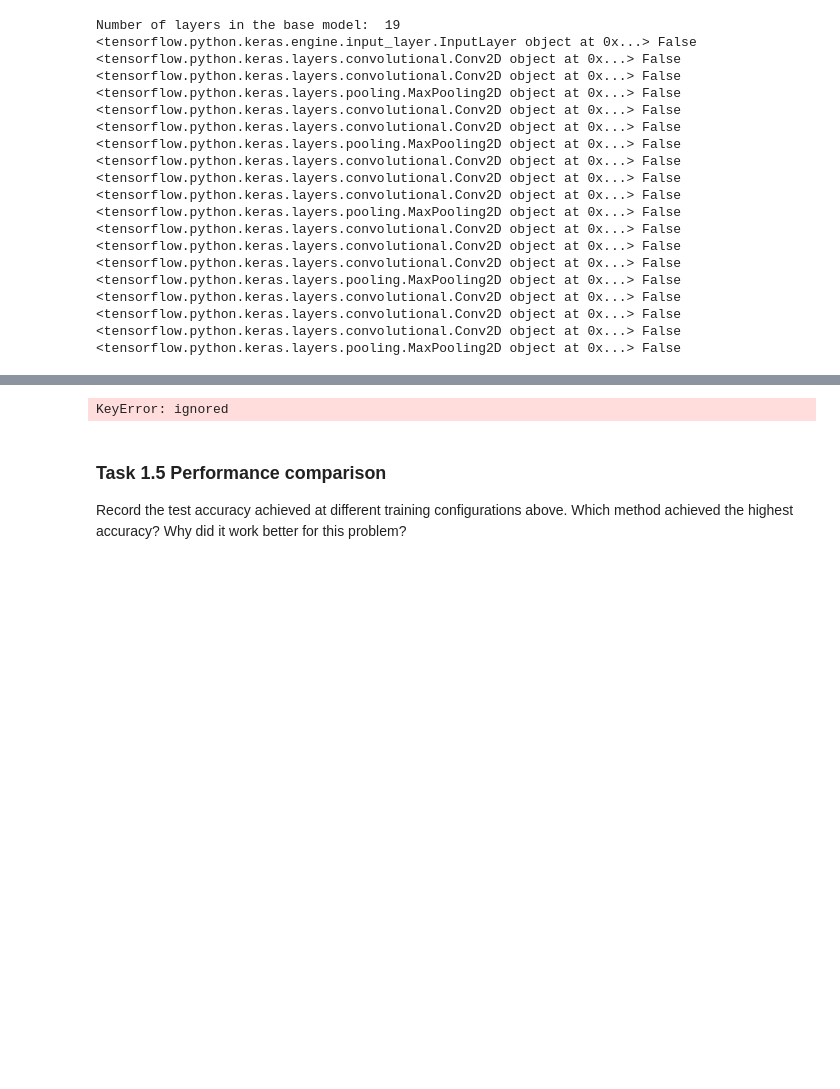
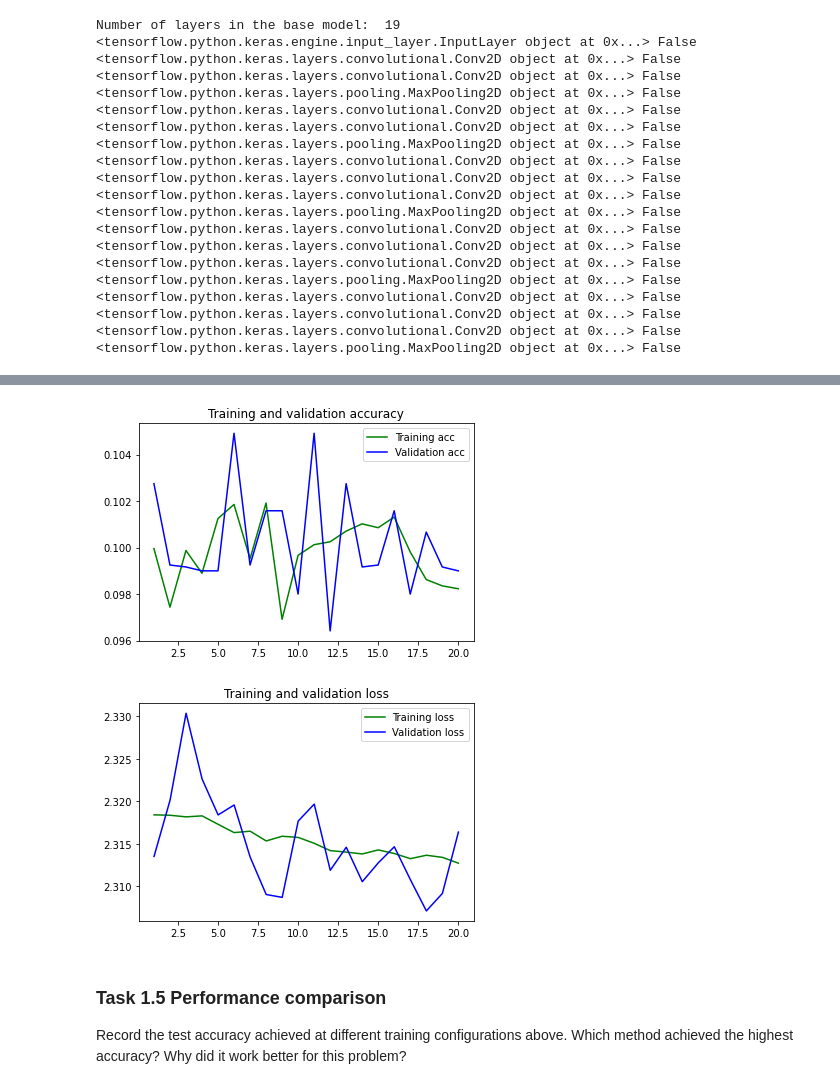
Before and after one commit to Hamza1122/Deep-Learning-Ass, a Jupyter notebook: Task_2.ipynb, the cells around one changed output, grey strips where cells are left out. Drawn from its saved outputs; the diff is of its cells as text; code cells hidden in the pictures; blank space fills up the shorter version.

```diff
--- a/Task_2.ipynb
+++ b/Task_2.ipynb
@@ -508,3 +534,10 @@ Number of layers in the base model:  19
 <tensorflow.python.keras.layers.convolutional.Conv2D object at 0x...> False
 <tensorflow.python.keras.layers.convolutional.Conv2D object at 0x...> False
 <tensorflow.python.keras.layers.pooling.MaxPooling2D object at 0x...> False
+# %%
+train_features = conv_base.predict(np.array(train_X), batch_size=BATCH_SIZE, verbose=1)
+test_features = conv_base.predict(np.array(test_X), batch_size=BATCH_SIZE, verbose=1)
+val_features = conv_base.predict(np.array(valid_X), batch_size=BATCH_SIZE, verbose=1)
+train_features_flat = np.reshape(train_features, (48000, 1*1*512))
+#test_features_flat = np.reshape(test_features, (10000, 1*1*512))
+val_features_flat = np.reshape(val_features, (12000, 1*1*512))
@@ -511,15 +548,10 @@ Number of layers in the base model:  19
 # %%
-from keras.datasets import mnist
-from keras.models import Sequential
-from keras.layers import Dense, Dropout, Conv2D, MaxPool2D
-from keras.utils import np_utils
-from keras.layers import Activation, Dropout, Flatten, Dense
+
 NB_TRAIN_SAMPLES = train_features_flat.shape[0]
 NB_VALIDATION_SAMPLES = val_features_flat.shape[0]
 NB_EPOCHS = 100
 
 model2 = models.Sequential()
-model2.add(conv_base)
 model2.add(Flatten())
 model2.add(layers.Dense(512, activation='relu', input_dim=(1*1*512)))
 model2.add(layers.LeakyReLU(alpha=0.1))
@@ -557,8 +568,8 @@ total_epochs =  1 + fine_tune_epochs
 # %%
 history = model2.fit(train_features_flat,
                         train_label,
-                         epochs=total_epochs,
-                         initial_epoch=history.epoch[-1],
-                          validation_data=(val_features_flat, valid_label),
+                         epochs=20,
+                       #  initial_epoch=history.epoch[-1],
+                         validation_data=(val_features_flat, valid_label),
                          )
 # %% [output]
@@ -566,23 +593,26 @@ IndexError: ignored
 # %%
-	def visualize_results(history):
-    acc = history.history['acc']
-    val_acc = history.history['val_acc']
-    loss = history.history['loss']
-    val_loss = history.history['val_loss']
-    epochs = range(len(acc))
-    plt.plot(epochs, acc, 'b', label='Training acc')
-    plt.plot(epochs, val_acc, 'r', label='Validation acc')
-    plt.title('Training and validation accuracy')
-    plt.legend()
-    plt.figure()
-    plt.plot(epochs, loss, 'b', label='Training loss')
-    plt.plot(epochs, val_loss, 'r', label='Validation loss')
-    plt.title('Training and validation loss')
-    plt.legend()
-    plt.show()
-visualize_results(history)
+acc = history.history['acc']
+val_acc = history.history['val_acc']
+loss = history.history['loss']
+val_loss = history.history['val_loss']
+epochs = range(1, len(acc) + 1)
+
+plt.title('Training and validation accuracy')
+plt.plot(epochs, acc, 'green', label='Training acc')
+plt.plot(epochs, val_acc, 'blue', label='Validation acc')
+plt.legend()
+
+plt.figure()
+plt.title('Training and validation loss')
+plt.plot(epochs, loss, 'green', label='Training loss')
+plt.plot(epochs, val_loss, 'blue', label='Validation loss')
+
+plt.legend()
+
+plt.show()
 # %% [output]
-KeyError: ignored
+[figure, added]
+[figure, added]
 # %% [markdown]
 ### Task 1.5 Performance comparison
 
```
Also changed, not shown: parts of 19 cells of this notebook.
